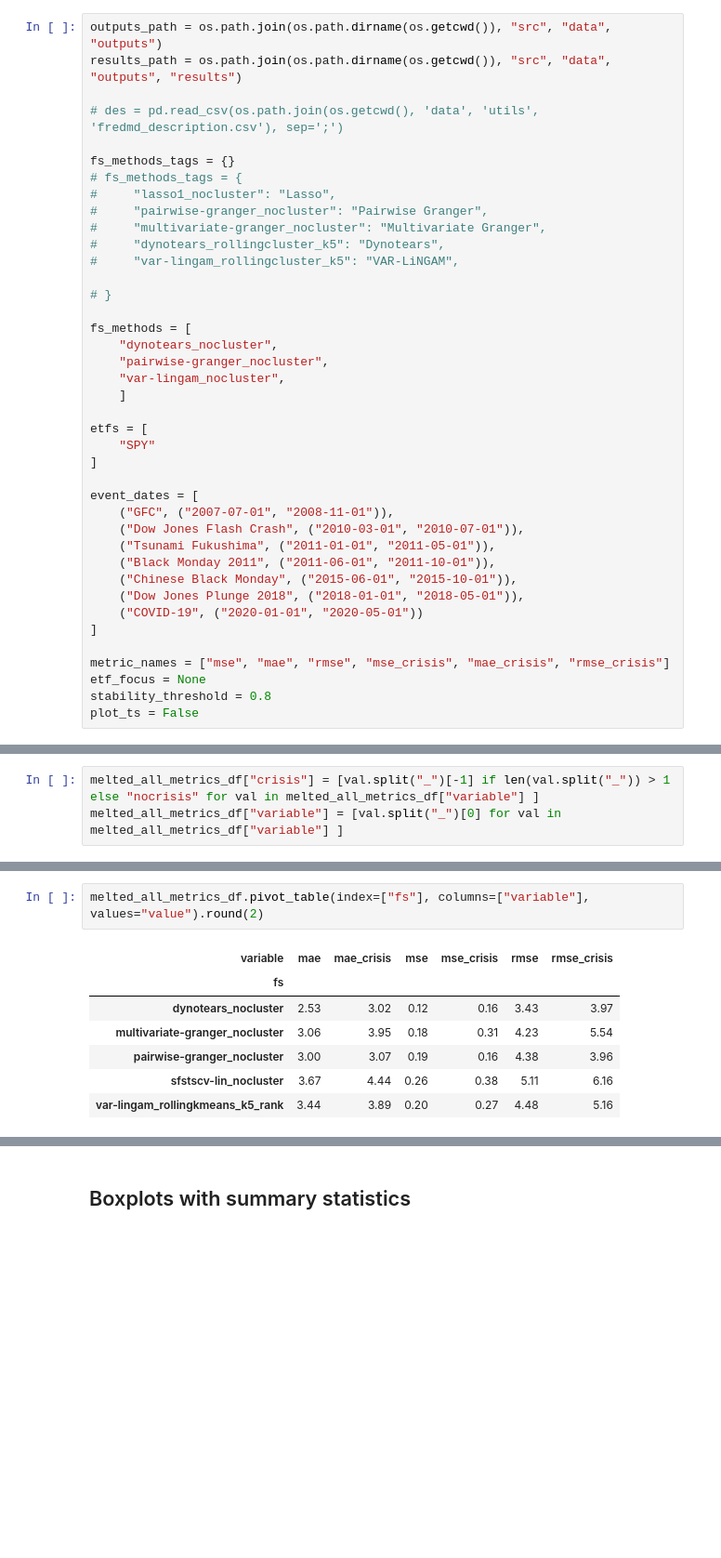
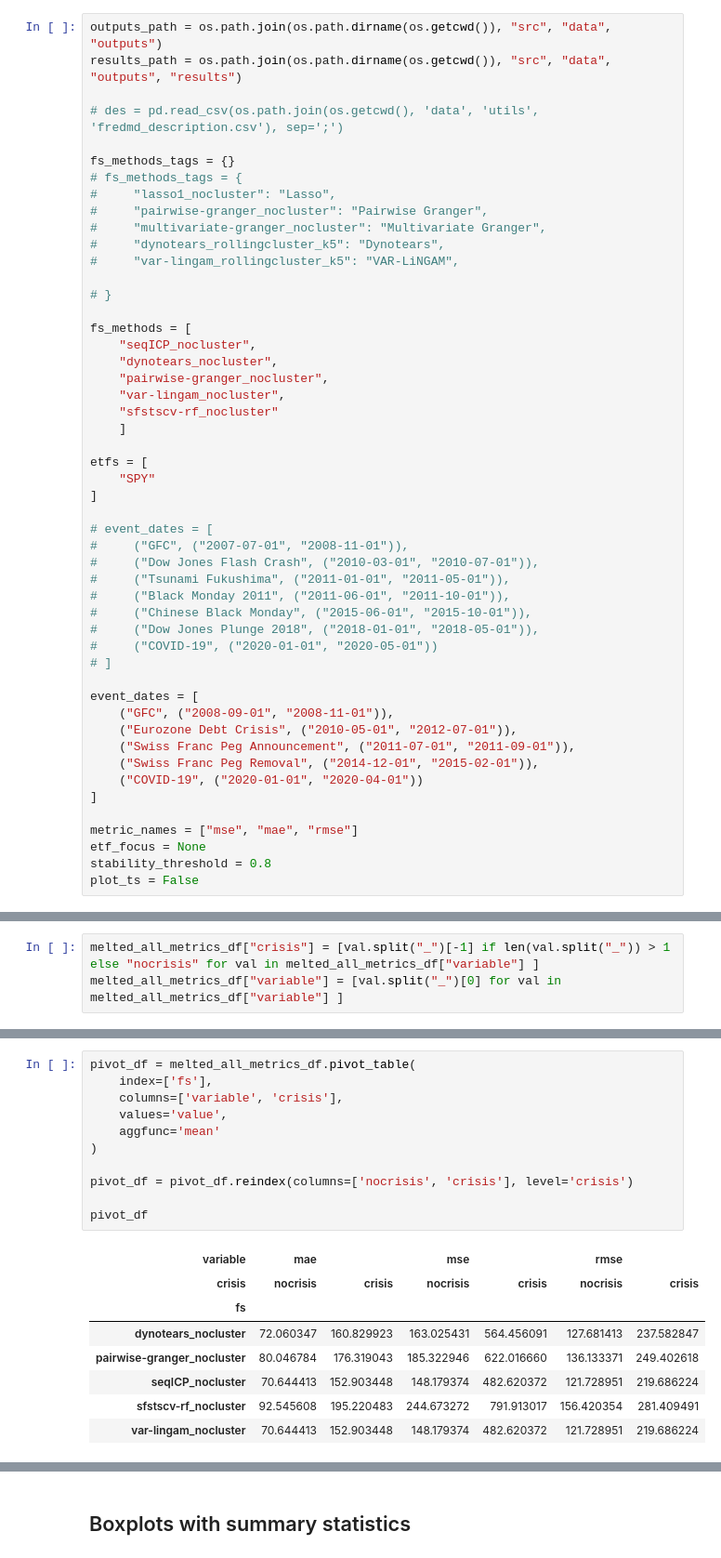
Before and after one commit to dcuoliveira/cml-fin, a Jupyter notebook: src/results_report_forecasting.ipynb, the cells around one changed output, grey strips where cells are left out. Shown at 93% size. Cells and saved outputs as stored; diff of their text form; blank space fills up the shorter version.

```diff
--- a/src/results_report_forecasting.ipynb
+++ b/src/results_report_forecasting.ipynb
@@ -28,26 +28,36 @@ fs_methods_tags = {}
 # }
 
 fs_methods = [
+    "seqICP_nocluster",
     "dynotears_nocluster",
     "pairwise-granger_nocluster",
     "var-lingam_nocluster",
+    "sfstscv-rf_nocluster"
     ]
 
 etfs = [
     "SPY"
 ]
 
+# event_dates = [
+#     ("GFC", ("2007-07-01", "2008-11-01")),
+#     ("Dow Jones Flash Crash", ("2010-03-01", "2010-07-01")),
+#     ("Tsunami Fukushima", ("2011-01-01", "2011-05-01")),
+#     ("Black Monday 2011", ("2011-06-01", "2011-10-01")),
+#     ("Chinese Black Monday", ("2015-06-01", "2015-10-01")),
+#     ("Dow Jones Plunge 2018", ("2018-01-01", "2018-05-01")),
+#     ("COVID-19", ("2020-01-01", "2020-05-01"))
+# ]
+
 event_dates = [
-    ("GFC", ("2007-07-01", "2008-11-01")),
-    ("Dow Jones Flash Crash", ("2010-03-01", "2010-07-01")),
-    ("Tsunami Fukushima", ("2011-01-01", "2011-05-01")),
-    ("Black Monday 2011", ("2011-06-01", "2011-10-01")),
-    ("Chinese Black Monday", ("2015-06-01", "2015-10-01")),
-    ("Dow Jones Plunge 2018", ("2018-01-01", "2018-05-01")),
-    ("COVID-19", ("2020-01-01", "2020-05-01"))
+    ("GFC", ("2008-09-01", "2008-11-01")),
+    ("Eurozone Debt Crisis", ("2010-05-01", "2012-07-01")),
+    ("Swiss Franc Peg Announcement", ("2011-07-01", "2011-09-01")),
+    ("Swiss Franc Peg Removal", ("2014-12-01", "2015-02-01")),
+    ("COVID-19", ("2020-01-01", "2020-04-01"))
 ]
 
-metric_names = ["mse", "mae", "rmse", "mse_crisis", "mae_crisis", "rmse_crisis"]
+metric_names = ["mse", "mae", "rmse"]
 etf_focus = None
 stability_threshold = 0.8
 plot_ts = False
@@ -312,10 +236,20 @@ all_etfs_scores_df = pd.concat(all_etfs_scores)
 # %%
-melted_all_metrics_df.pivot_table(index=["fs"], columns=["variable"], values="value").round(2)
+pivot_df = melted_all_metrics_df.pivot_table(
+    index=['fs'],
+    columns=['variable', 'crisis'],
+    values='value',
+    aggfunc='mean'
+)
+
+pivot_df = pivot_df.reindex(columns=['nocrisis', 'crisis'], level='crisis')
+
+pivot_df
 # %% [output]
-| variable | mae | mae_crisis | mse | mse_crisis | rmse | rmse_crisis |
+| variable | mae |  | mse |  | rmse |  |
+| crisis | nocrisis | crisis | nocrisis | crisis | nocrisis | crisis |
 | fs |  |  |  |  |  |  |
-| dynotears_nocluster | 2.53 | 3.02 | 0.12 | 0.16 | 3.43 | 3.97 |
-| multivariate-granger_nocluster | 3.06 | 3.95 | 0.18 | 0.31 | 4.23 | 5.54 |
-| pairwise-granger_nocluster | 3.00 | 3.07 | 0.19 | 0.16 | 4.38 | 3.96 |
-| sfstscv-lin_nocluster | 3.67 | 4.44 | 0.26 | 0.38 | 5.11 | 6.16 |
-| var-lingam_rollingkmeans_k5_rank | 3.44 | 3.89 | 0.20 | 0.27 | 4.48 | 5.16 |
+| dynotears_nocluster | 72.060347 | 160.829923 | 163.025431 | 564.456091 | 127.681413 | 237.582847 |
+| pairwise-granger_nocluster | 80.046784 | 176.319043 | 185.322946 | 622.016660 | 136.133371 | 249.402618 |
+| seqICP_nocluster | 70.644413 | 152.903448 | 148.179374 | 482.620372 | 121.728951 | 219.686224 |
+| sfstscv-rf_nocluster | 92.545608 | 195.220483 | 244.673272 | 791.913017 | 156.420354 | 281.409491 |
+| var-lingam_nocluster | 70.644413 | 152.903448 | 148.179374 | 482.620372 | 121.728951 | 219.686224 |
```
Also changed, not shown: parts of 25 cells of this notebook.
